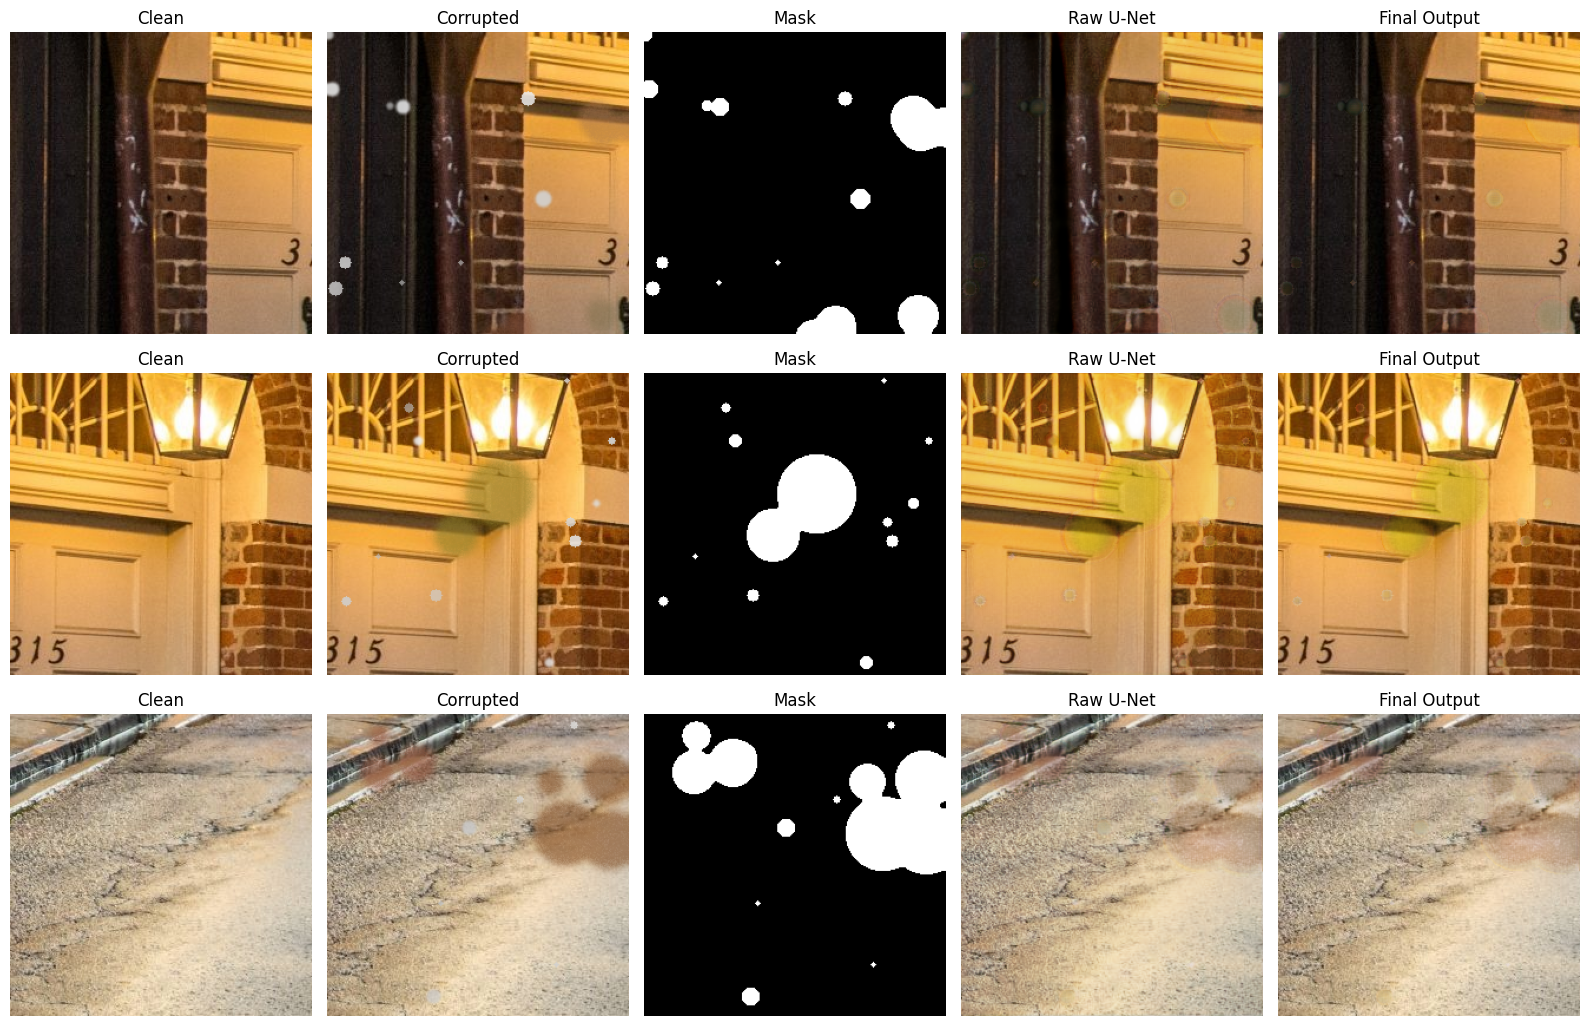
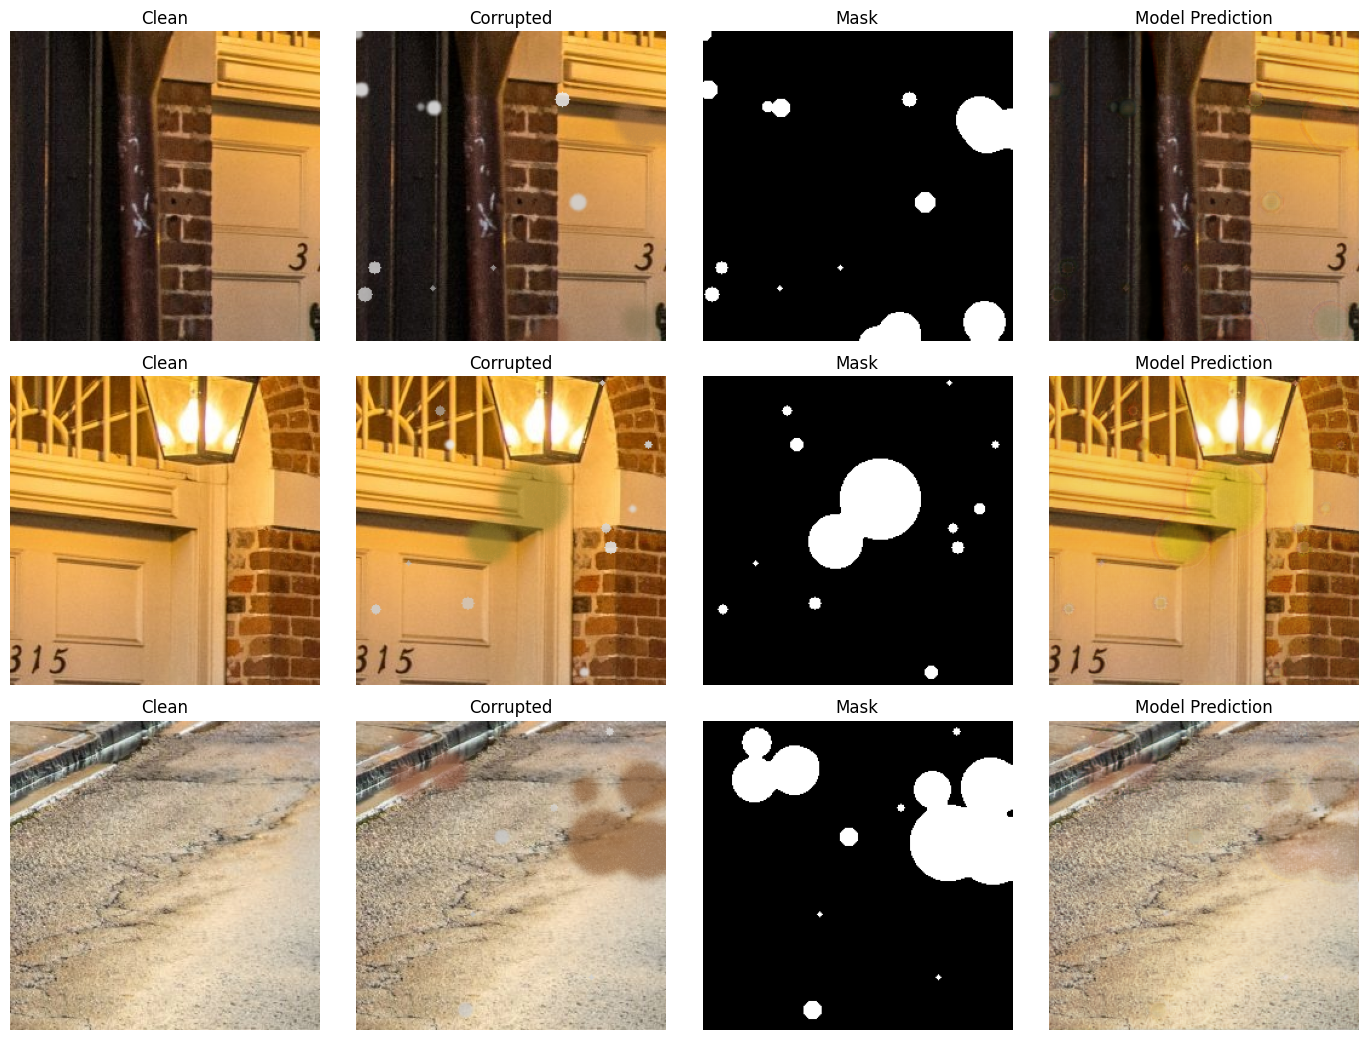
Code edit (unified diff) that turned the first committed figure into the second:
--- before
+++ after
@@ -8,5 +8,5 @@
 demo_np_rng = np.random.default_rng(seed + 600)
 
-plt.figure(figsize=(16, 3.5 * len(demo_clean_patches)))
+plt.figure(figsize=(14, 3.5 * len(demo_clean_patches)))
 
 for row, clean_patch in enumerate(demo_clean_patches):
@@ -22,37 +22,29 @@
 
     with torch.no_grad():
-        raw_restored = model(model_input).cpu().squeeze(0)
-
-    masked_restored = corrupted_tensor * (1 - mask_tensor) + raw_restored * mask_tensor
+        restored = model(model_input).cpu().squeeze(0)
 
     clean_img = clean_tensor.permute(1, 2, 0).numpy()
     corrupted_img = corrupted_tensor.permute(1, 2, 0).numpy()
     mask_img = mask_tensor.squeeze(0).numpy()
-    raw_img = raw_restored.permute(1, 2, 0).numpy()
-    masked_img = masked_restored.permute(1, 2, 0).numpy()
+    restored_img = restored.permute(1, 2, 0).numpy()
 
-    plt.subplot(len(demo_clean_patches), 5, row * 5 + 1)
+    plt.subplot(len(demo_clean_patches), 4, row * 4 + 1)
     plt.imshow(clean_img)
     plt.title("Clean")
     plt.axis("off")
 
-    plt.subplot(len(demo_clean_patches), 5, row * 5 + 2)
+    plt.subplot(len(demo_clean_patches), 4, row * 4 + 2)
     plt.imshow(corrupted_img)
     plt.title("Corrupted")
     plt.axis("off")
 
-    plt.subplot(len(demo_clean_patches), 5, row * 5 + 3)
+    plt.subplot(len(demo_clean_patches), 4, row * 4 + 3)
     plt.imshow(mask_img, cmap="gray")
     plt.title("Mask")
     plt.axis("off")
 
-    plt.subplot(len(demo_clean_patches), 5, row * 5 + 4)
-    plt.imshow(raw_img)
-    plt.title("Raw U-Net")
-    plt.axis("off")
-
-    plt.subplot(len(demo_clean_patches), 5, row * 5 + 5)
-    plt.imshow(masked_img)
-    plt.title("Final Output")
+    plt.subplot(len(demo_clean_patches), 4, row * 4 + 4)
+    plt.imshow(restored_img)
+    plt.title("Model Prediction")
     plt.axis("off")
 

Commit: added requirements and split code cells